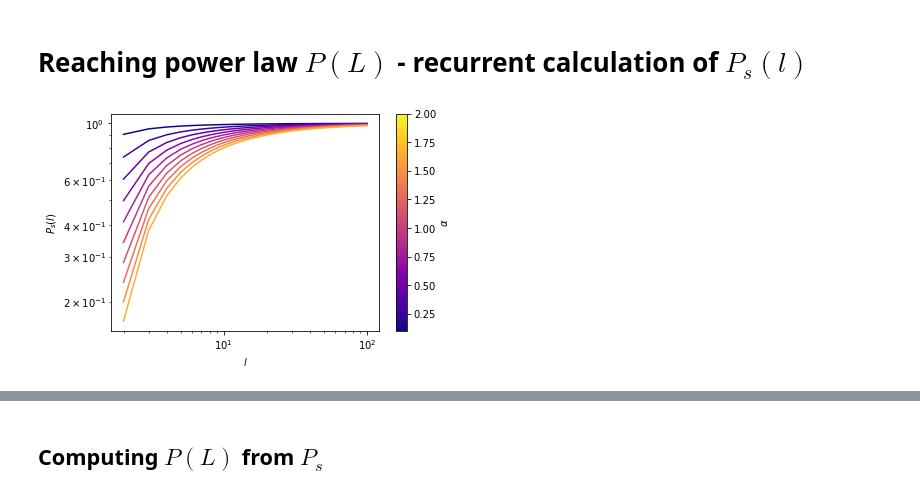
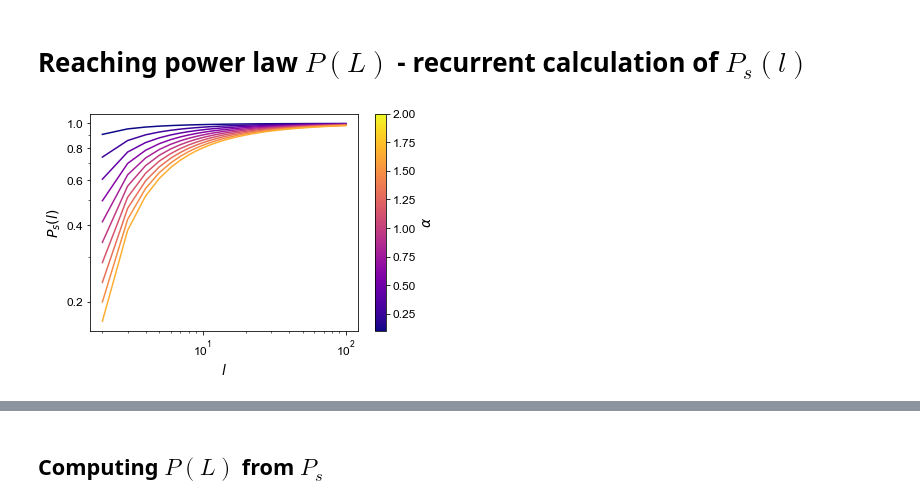
Before and after one commit to gorkamunoz/rl_opts, a Jupyter notebook: nbs/theoretical_policy.ipynb, the cells around one changed output, grey strips where cells are left out. Saved outputs shown, nothing was run; the diff lists cells and outputs as text; code cells hidden in the pictures.

```diff
--- a/nbs/theoretical_policy.ipynb
+++ b/nbs/theoretical_policy.ipynb
@@ -12,6 +12,14 @@ def add_colorbar(vec, ax, label):
     scalarmappaple.set_array(vec)
     cbar = fig.colorbar(scalarmappaple, ax = ax)
     cbar.set_label(label)
+
+import matplotlib
+font = {'family' : 'Arial',
+        'weight' : 'normal',
+        'size'   : 12}
+matplotlib.rc('font', **font)
+plt.rcParams.update({'font.size': 12})
+plt.rc('axes', labelsize=14)
 # %% [markdown]
 # $P(L)$
 # %%
@@ -81,14 +89,21 @@ def get_ps(L, alpha, ps_0 = 1):
 # %%
 L = 100
 alphas = np.linspace(0.1, 2, 10)
 colors = plt.cm.plasma(np.linspace(0,1,len(alphas)+2))
 
 fig, ax = plt.subplots()
 for alpha, color in zip(alphas, colors):
     ps = get_ps(L, alpha = alpha, ps_0 = 1)
     ax.loglog(np.arange(2, L+1), ps[1:], c = color)
-plt.setp(ax, xlabel =r'$l$', ylabel = r'$P_s(l)$')
+plt.setp(ax, xlabel =r'$l$', ylabel = r'$P_s(l)$',
+         yticks = np.round(np.arange(0.2, 1.01, 0.2),1),
+         yticklabels = np.round(np.arange(0.2, 1.01, 0.2),1).astype(str))
+
+from matplotlib.ticker import ScalarFormatter, NullFormatter
+# ax.yaxis.set_major_formatter(ScalarFormatter())
+ax.yaxis.set_minor_formatter(NullFormatter())
+
 
 add_colorbar(alphas, ax, r'$\alpha$')
 # %% [output]
-[figure, old version]
+[figure, new version]
```
Also changed, not shown: parts of 71 cells of this notebook, 3 other files.
